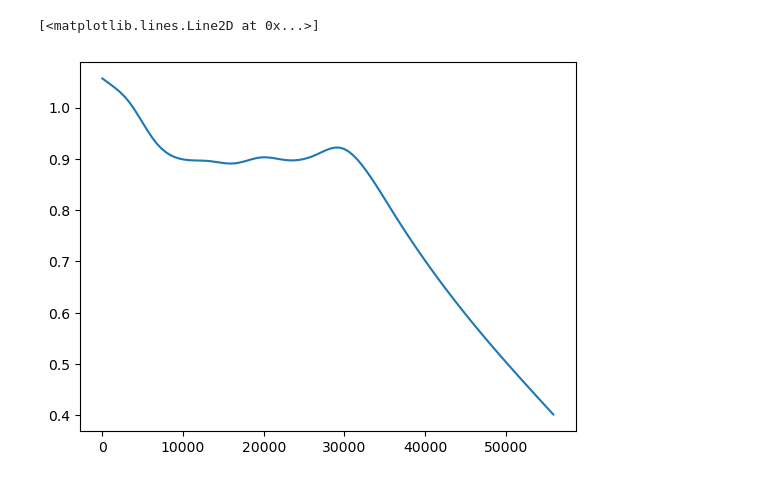
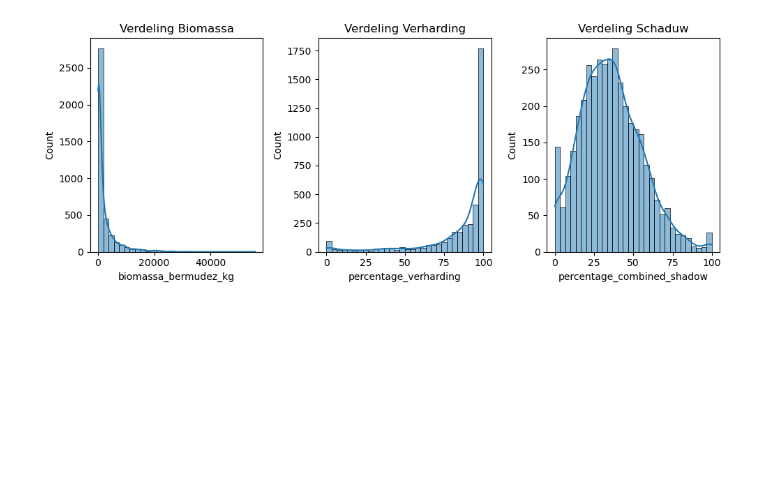
Before and after one commit to floorhoekstra/thesis, a Jupyter notebook: statistics_2.ipynb, the cells around one changed output. Drawn from its saved outputs; the diff is of its cells as text; code cells hidden in the pictures; blank space fills up the shorter version.

```diff
--- a/statistics_2.ipynb
+++ b/statistics_2.ipynb
@@ -7,14 +13,14 @@ import seaborn as sns
 # %%
 grid = gpd.read_file(
-    "C:/Floor/Documenten/ENV-year-2/Thesis/Data/Schildersbuurt/master_grid_schildersbuurt.gpkg",
-    layer="master_grid_with_features",
+    "C:/Floor/Documenten/ENV-year-2/Thesis/Data/Zorgvliet/master_grid_zorgvliet.gpkg",
+    # layer="master_grid_with_features",
 )
 # Reproject to EPSG:28992 (RD New - meters) so calculations work properly
 grid = grid.to_crs("EPSG:28992")
 
 #remove a few columns
-grid.drop(
-    columns=['LST_2025-07-25 16:45', 'LST_2025-08-19 06:10'], inplace=True)
+# grid.drop(
+#     columns=['LST_2025-07-25 16:45', 'LST_2025-08-19 06:10'], inplace=True)
 
 # show the columns of the grid
 grid.columns
@@ -83,0 +256,12 @@ print(grid[['LST_Mean_Morning',"LST_Mean_Afternoon", 'LST_Mean_Evening', "LST_Me
+# %%
+grid['mlr_residuals'] = grid[target] - mlr_model.fittedvalues
+
+fig, ax = plt.subplots(1, 1, figsize=(8, 6))
+
+# Use markersize=10 if your geometries are points, or omit it if they are polygons
+grid.plot(
+    column="mlr_residuals", cmap="coolwarm", legend=True, ax=ax, markersize=10
+)
+
+ax.set_title("Spatial Distribution of MLR Residuals")
+plt.show()
@@ -219,4 +404,23 @@ plt.show()
 # %%
+import matplotlib.pyplot as plt
+import seaborn as sns
+
+# Maak een histogram om te zien waar je datapunten geconcentreerd zijn
+plt.figure(figsize=(10, 4))
+
+plt.subplot(1, 3, 1)
+sns.histplot(grid['biomassa_bermudez_kg'], bins=30, kde=True)
+plt.title('Verdeling Biomassa')
+
+plt.subplot(1, 3, 2)
+sns.histplot(grid['percentage_verharding'], bins=30, kde=True)
+plt.title('Verdeling Verharding')
+
+plt.subplot(1, 3, 3)
+sns.histplot(grid['percentage_combined_shadow'], bins=30, kde=True)
+plt.title('Verdeling Schaduw')
+
+plt.tight_layout()
+plt.show()
 # %% [output]
-[<matplotlib.lines.Line2D at 0x...>]
-[figure, old version]
+[figure, new version]
```
Also changed, not shown: parts of 12 cells of this notebook, 3 other files.
